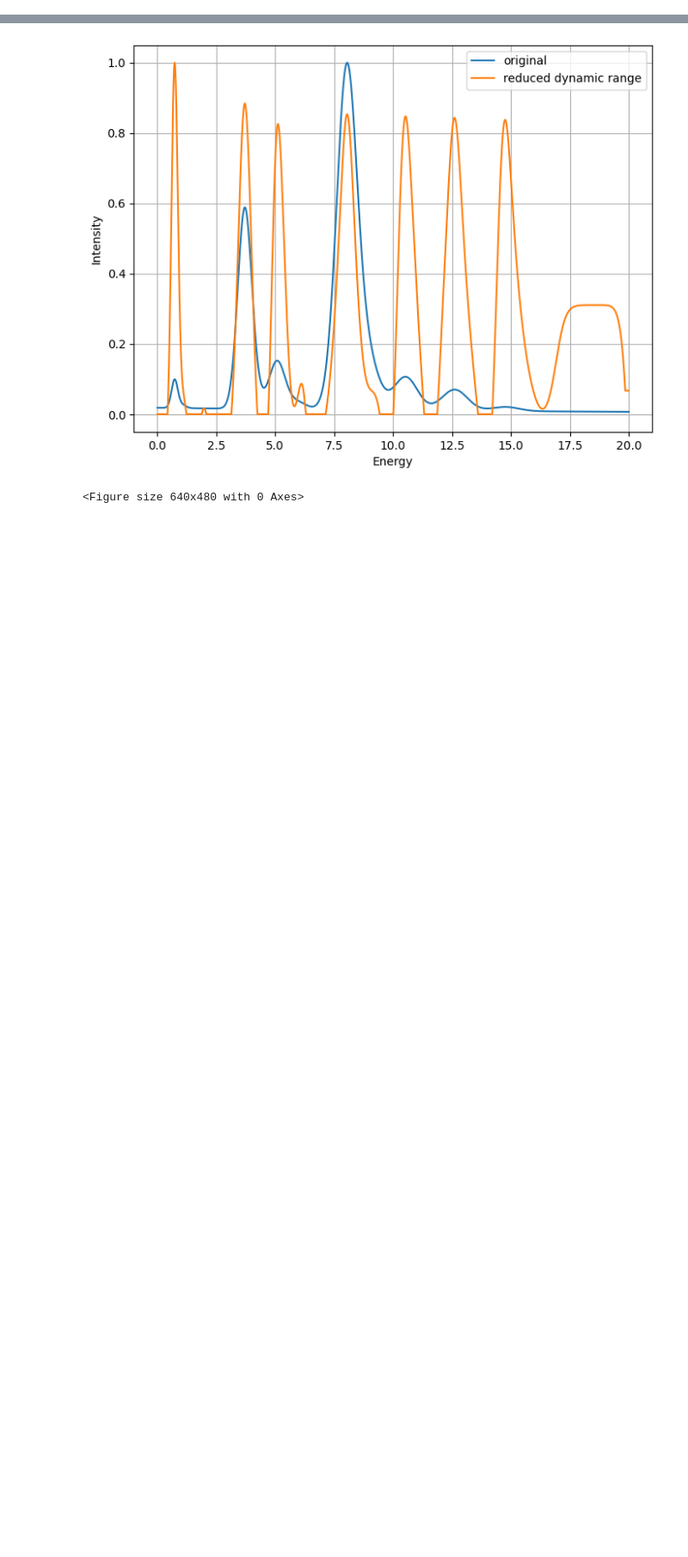
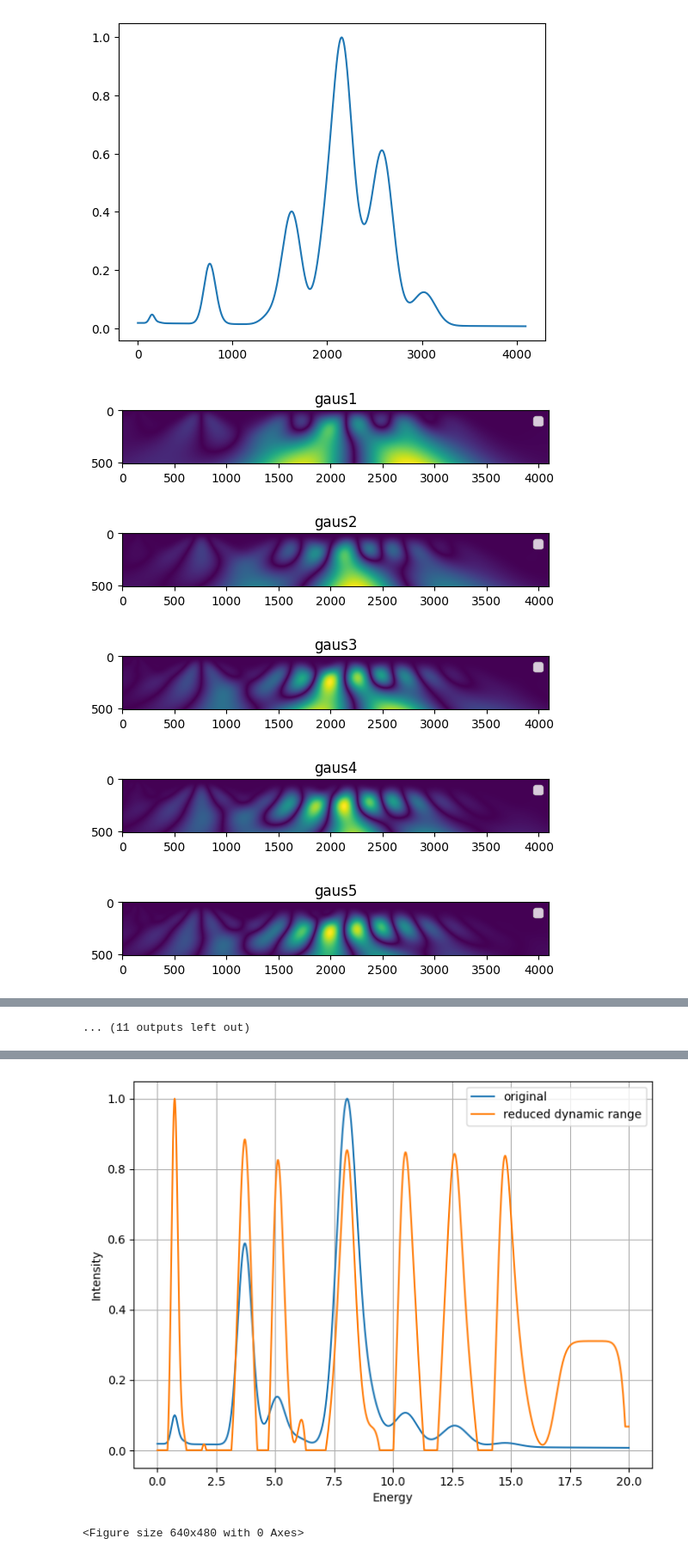
Before and after one commit to erzar0/masters-thesis, a Jupyter notebook: proof_of_concept_dev.ipynb, the cells around one changed output, grey strips where cells are left out. Shown at 86% size. Saved outputs shown, nothing was run; the diff lists cells and outputs as text; code cells hidden in the pictures; blank space fills up the shorter version.

```diff
--- a/proof_of_concept_dev.ipynb
+++ b/proof_of_concept_dev.ipynb
@@ -538,0 +1,71 @@ plt.savefig("spectra_heatmaps.svg")
+# %%
+from sklearn.model_selection import train_test_split
+from src.FeatureEnhancer import FeatureEnhancer
+from src.TrainDataGenerator import TrainDataGenerator
+from src.Evaluation import Evaluation
+from src.Elements import Elements
+from torchview import draw_graph
+from tqdm import tqdm
+import graphviz
+import matplotlib.pyplot as plt
+import numpy as np
+import random
+import torch
+import torch.nn as nn
+import torch.optim as optim
+import pywt
+import random
+from scipy.fft import fft
+
+X, y = TrainDataGenerator.generate_artificial_data(samples=10, max_elements_per_sample=2, use_max=True, mu_max_err=0.0, mu_max_err_global=0.0, sigma_max_err=0.0, use_percentages=False, cache_element_samples=True)
+# X = FeatureEnhancmentUtils.enhanced_features(X)
+X_train, X_valid, y_train, y_valid= train_test_split(X, y, train_size=0.9, shuffle=True)
+
+DEVICE = "cuda" if torch.cuda.is_available() else "cpu"
+BATCH_SIZE = 16
+train_loader = Evaluation.create_dataloader(X_train, y_train, DEVICE, batch_size=BATCH_SIZE, shuffle=True)
+valid_loader = Evaluation.create_dataloader(X_valid, y_valid, DEVICE, batch_size=BATCH_SIZE, shuffle=True)
+
+plt.plot(X[0])
+print(X.shape)
+
+# res = fft(X[0])
+# plt.plot(res/np.max(res))
+for family in pywt.families():
+    wavelets = pywt.wavelist(family)
+    for wavelet in wavelets:
+        try:
+            coefs, freqs = pywt.cwt(X[0], list(range(1, 512)), wavelet)
+
+            plt.figure(random.randint(1, int(10e10)))
+            plt.title(wavelet)
+            plt.imshow(abs(coefs))
+            plt.legend()
+        except:
+            print(f"{wavelet} dont work")
+
+
+# plt.figure(3)
+# fig, ax = plt.subplots(1, 1, figsize=(10, 6))
+
+# plt.plot(X[0, 0, 1], label="original")
+# plt.plot(X[0, 1, 1], label="rdr")
+# plt.plot(X[0, 0, 1] * X[0, 1, 4], label="original*rdr")
+
+# plt.figure(2)
+# fig, ax = plt.subplots(3, 1, figsize=(10, 6))
+
+# im = ax[0].imshow(X[0, 0], label="original", aspect="auto", interpolation="None")
+# ax[0].set_title('Original Features')
+
+# ax[1].imshow(X[0, 1], label="rdr", aspect="auto", interpolation="None")
+# ax[1].set_title('Reduced Dynamic Range Features')
+
+# ax[2].imshow(X[0, 1] * X[0, 0], label="original*rdr", aspect="auto", interpolation="None")
+# ax[2].set_title('rdr * original')
+
+# plt.tight_layout()
+# plt.colorbar(im, ax=ax)
+# plt.savefig("spectra_heatmaps.svg")
+# print(X.shape)
+# %% [output]
@@ -538,0 +89,6 @@ plt.savefig("spectra_heatmaps.svg")
+[figure, added]
+[figure, added]
+[figure, added]
+[figure, added]
+[figure, added]
+[figure, added]
@@ -538,0 +100 @@ plt.savefig("spectra_heatmaps.svg")
+... (11 outputs left out)
```
Also changed, not shown: parts of 13 cells of this notebook, 11 other files.
